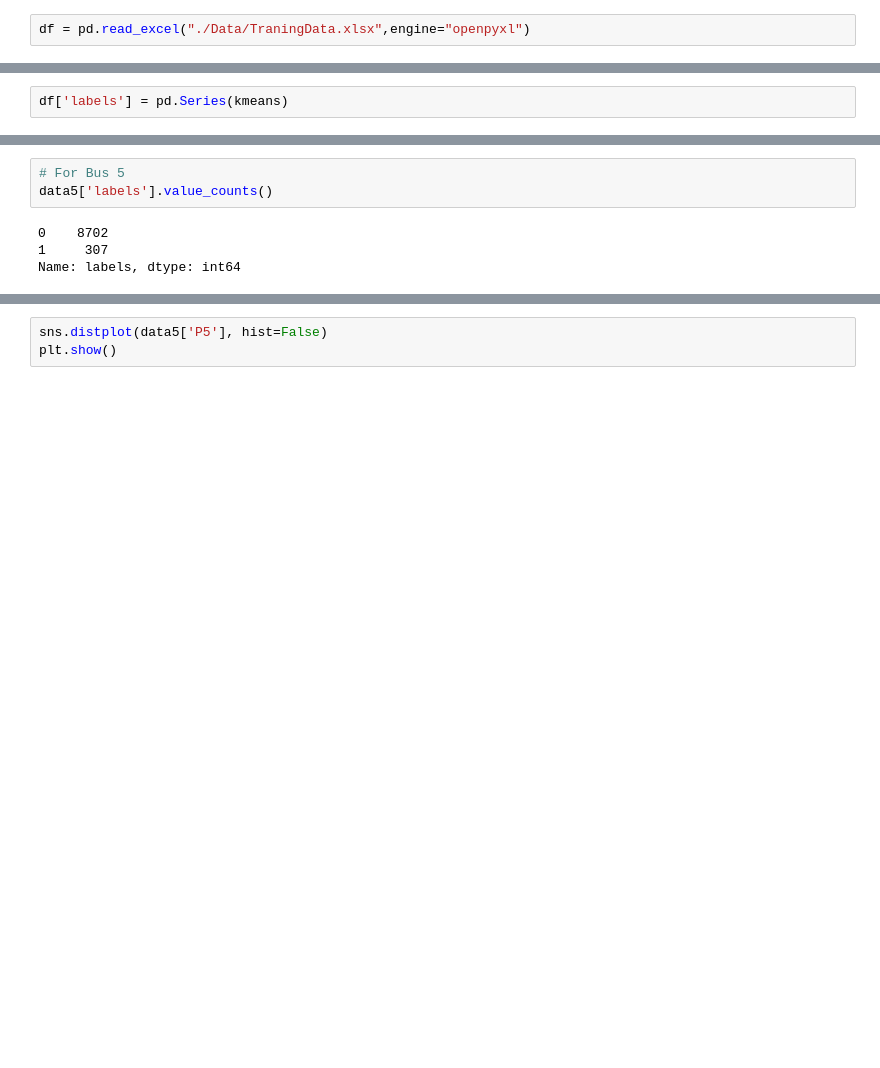
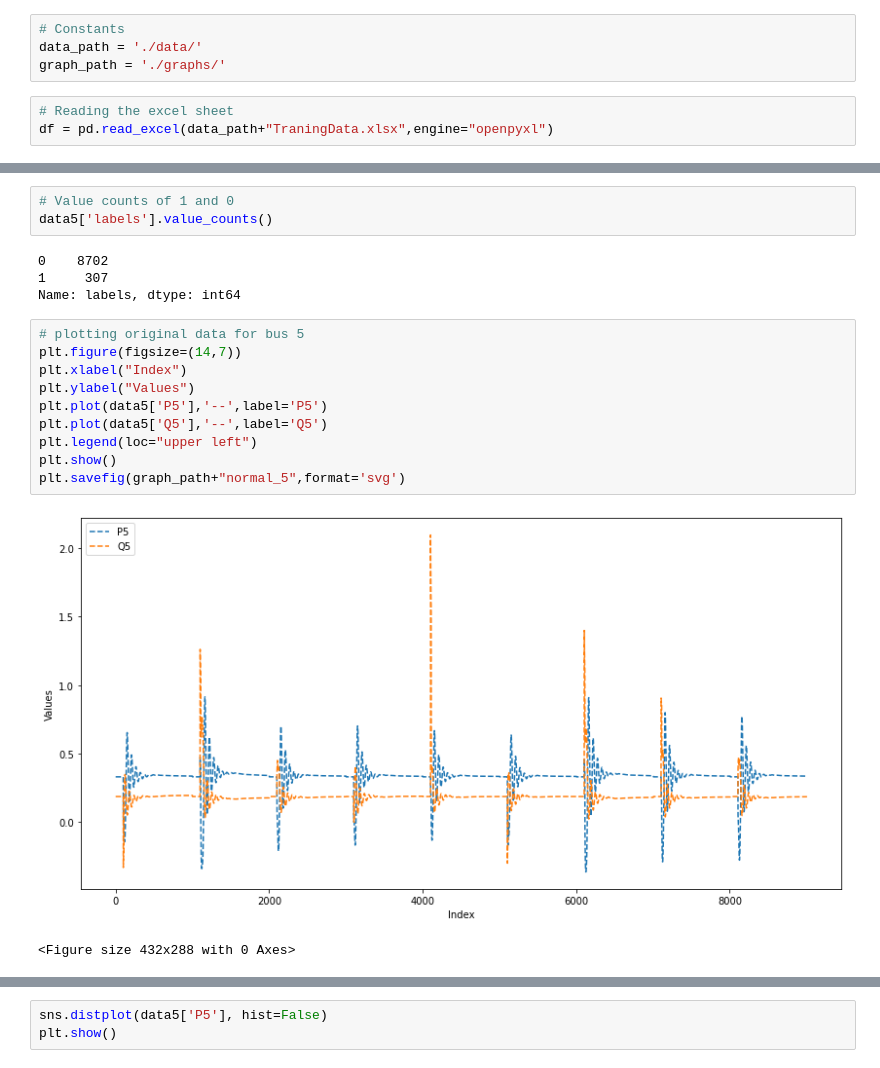
Before and after one commit to YugantM/PowerGrid, a Jupyter notebook: klustering.ipynb, the cells around one changed output, grey strips where cells are left out. Drawn from its saved outputs; the diff is of its cells as text; blank space fills up the shorter version.

```diff
--- a/klustering.ipynb
+++ b/klustering.ipynb
@@ -8,5 +6,10 @@ import plotly.express as px
 from numpy import random
 import matplotlib.pyplot as plt
 import seaborn as sns
+# %%
+# Constants
+data_path = './data/'
+graph_path = './graphs/'
 # %%
-df = pd.read_excel("./Data/TraningData.xlsx",engine="openpyxl")
+# Reading the excel sheet
+df = pd.read_excel(data_path+"TraningData.xlsx",engine="openpyxl")
@@ -17,2 +17,0 @@ kmeans = KMeans(n_clusters=2, random_state=0).fit_predict(X)
-# %%
-df['labels'] = pd.Series(kmeans)
@@ -33,10 +37,23 @@ fig.show()
 # %% [output]
 [interactive output not drawn]
 # %%
-# For Bus 5
+# Value counts of 1 and 0
 data5['labels'].value_counts()
 # %% [output]
 0    8702
 1     307
 Name: labels, dtype: int64
+# %%
+# plotting original data for bus 5
+plt.figure(figsize=(14,7))
+plt.xlabel("Index")
+plt.ylabel("Values")
+plt.plot(data5['P5'],'--',label='P5')
+plt.plot(data5['Q5'],'--',label='Q5')
+plt.legend(loc="upper left")
+plt.show()
+plt.savefig(graph_path+"normal_5",format='svg')
+# %% [output]
+[figure, added]
+<Figure size 432x288 with 0 Axes>
 # %%
```
Also changed, not shown: parts of 19 cells of this notebook, 8 other files.
